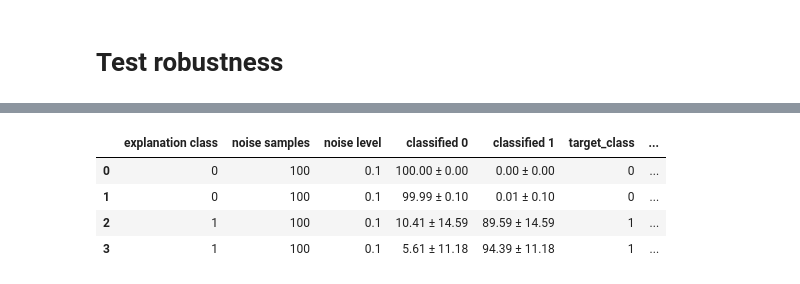
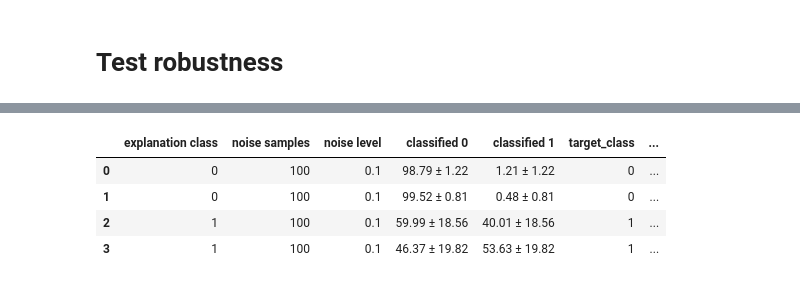
Before and after one commit to LogicExplainML-LEML/LogicExplainML, a Jupyter notebook: result_data/model_notebook.ipynb, the cells around one changed output, grey strips where cells are left out. Saved outputs shown, nothing was run; the diff lists cells and outputs as text; code cells hidden in the pictures.

```diff
--- a/result_data/model_notebook.ipynb
+++ b/result_data/model_notebook.ipynb
@@ -37,9 +36,13 @@ class XGBoostExplainer:
         return self.explain_expression(self.I, And(self.T, self.D_add), self.D, self.model, reorder)
 
     def explain_prob(self, instance, reorder="asc", threshold_margin=0, target_threshold=None):
-        self.I = self.instance_expression(instance)
-        self.D, self.D_add = self.decision_function_expression(self.model, [instance])
-        return self.explain_expression_prob(self.I, And(self.T, self.D_add), self.D, self.model, reorder, threshold_margin, target_threshold)
+        try:
+            self.I = self.instance_expression(instance)
+            self.D, self.D_add = self.decision_function_expression(self.model, [instance])
+            return self.explain_expression_prob(self.I, And(self.T, self.D_add), self.D, self.model, reorder, threshold_margin, target_threshold)
+        except Exception as e:
+            print("Error in explain_prob:", e)
+            return []
 
     def get_categoric_features(self, data: np.ndarray):
         categoric_features = []
@@ -353,13 +356,18 @@ def prepare_all_datasets(dataset_names, dataset_params):
         context[name] = (model, X, y, explainer)
     return context
 # %%
-dataset_names = ["saheart", "adult", "mushroom", "sonar"]
+dataset_names = [
+                "magic",
+                "adult",
+                "mushroom",
+                "spambase",
+                 ]
 
 dataset_params = {
-    "saheart": {"n_estimators": 50, "max_depth": 3},
+    "magic": {"n_estimators": 30, "max_depth": 3},
     "adult": {"n_estimators": 30, "max_depth": 3},
     "mushroom": {"n_estimators": 30, "max_depth": 3},
-    "sonar": {"n_estimators": 30, "max_depth": 3},
+    "spambase": {"n_estimators": 30, "max_depth": 3},
 }
 
 dataset_context = prepare_all_datasets(dataset_names, dataset_params)
@@ -609,17 +641,17 @@ df_summary_sonar
 # %%
 def get_robustness_results_n(dataset_name, n_samples, n_extra_samples, target_class=1,
                               mult_margin=0, noise_level=0.5):
-    model, X, y, explainer = dataset_context[dataset_name]
+    model, X_test, y_test, explainer = dataset_context[dataset_name]
 
     # Armazena os resultados em lista
     results = []
 
     count = 0
-    for i in range(len(X)):
+    for i in range(len(X_test)):
         if count >= n_samples:
             break
 
-        sample = X.iloc[i]
+        sample = X_test.iloc[i]
         pred_class = model.predict([sample])[0]
         if pred_class != target_class:
             continue
@@ -627,10 +659,9 @@ def get_robustness_results_n(dataset_name, n_samples, n_extra_samples, target_cl
         margin = model.predict([sample], output_margin=True)[0]
         explanation = explainer.explain_prob(sample, reorder="asc", target_threshold=margin * mult_margin)
 
-        satisfying_df = generate_samples_for_conditions(X, explanation, n_samples=n_extra_samples, random_state=42)
-        noisy_df = apply_noise_to_samples(X, satisfying_df, noise_level=noise_level)
+        satisfying_df = generate_samples_for_conditions(X_test, explanation, n_samples=n_extra_samples)
+        noisy_df = apply_noise_to_samples(X_test, satisfying_df, noise_level=noise_level)
         noisy_pred = model.predict(noisy_df)
-        noisy_pred_margin = model.predict(noisy_df, output_margin=True)
 
         class_0 = np.sum(noisy_pred == 0)
         class_1 = np.sum(noisy_pred == 1)
@@ -640,9 +671,6 @@ def get_robustness_results_n(dataset_name, n_samples, n_extra_samples, target_cl
             "classe_prevista": int(pred_class),
             "classe_0_com_ruido": int(class_0),
             "classe_1_com_ruido": int(class_1),
-            # "output_margin_medio": float(np.mean(noisy_pred_margin)),
-            # "output_margin_max": float(np.max(noisy_pred_margin)),
-            # "output_margin_min": float(np.min(noisy_pred_margin))
         })
 
         count += 1
@@ -668,7 +696,7 @@ def get_robustness_results_n(dataset_name, n_samples, n_extra_samples, target_cl
     return mean_results
 
 
-def generate_samples_for_conditions(df, conditions, n_samples=10, random_state=None):
+def generate_samples_for_conditions(df, conditions, n_samples=10, random_state=42):
     """
     Gera amostras aleatórias que atendem a um conjunto de condições, variando apenas as outras features.
     """
@@ -706,7 +734,7 @@ configs = [
 all_results = []
 for config in configs:
     df = get_robustness_results_n(
-        "saheart",
+        "magic",
         n_samples=100,
         n_extra_samples=100,
         target_class=config["target_class"],
@@ -776,24 +804,24 @@ results_df
 # %%
 all_results = []
 for config in configs:
     df = get_robustness_results_n(
-        "sonar",
+        "spambase",
         n_samples=100,
         n_extra_samples=100,
         target_class=config["target_class"],
         mult_margin=config["mult_margin"],
         noise_level=0.1
     )
 
     df["target_class"] = config["target_class"]
     df["exp. threshold"] = "0%" if config["mult_margin"] == 0 else "50%"
     all_results.append(df)
 
 results_df = pd.concat(all_results, ignore_index=True)
 results_df
 # %% [output]
 |  | explanation class | noise samples | noise level | classified 0 | classified 1 | target_class | ... |
-| 0 | 0 | 100 | 0.1 | 100.00 ± 0.00 | 0.00 ± 0.00 | 0 | ... |
-| 1 | 0 | 100 | 0.1 | 99.99 ± 0.10 | 0.01 ± 0.10 | 0 | ... |
-| 2 | 1 | 100 | 0.1 | 10.41 ± 14.59 | 89.59 ± 14.59 | 1 | ... |
-| 3 | 1 | 100 | 0.1 | 5.61 ± 11.18 | 94.39 ± 11.18 | 1 | ... |
+| 0 | 0 | 100 | 0.1 | 98.79 ± 1.22 | 1.21 ± 1.22 | 0 | ... |
+| 1 | 0 | 100 | 0.1 | 99.52 ± 0.81 | 0.48 ± 0.81 | 0 | ... |
+| 2 | 1 | 100 | 0.1 | 59.99 ± 18.56 | 40.01 ± 18.56 | 1 | ... |
+| 3 | 1 | 100 | 0.1 | 46.37 ± 19.82 | 53.63 ± 19.82 | 1 | ... |
```
Also changed, not shown: parts of 19 cells of this notebook.
